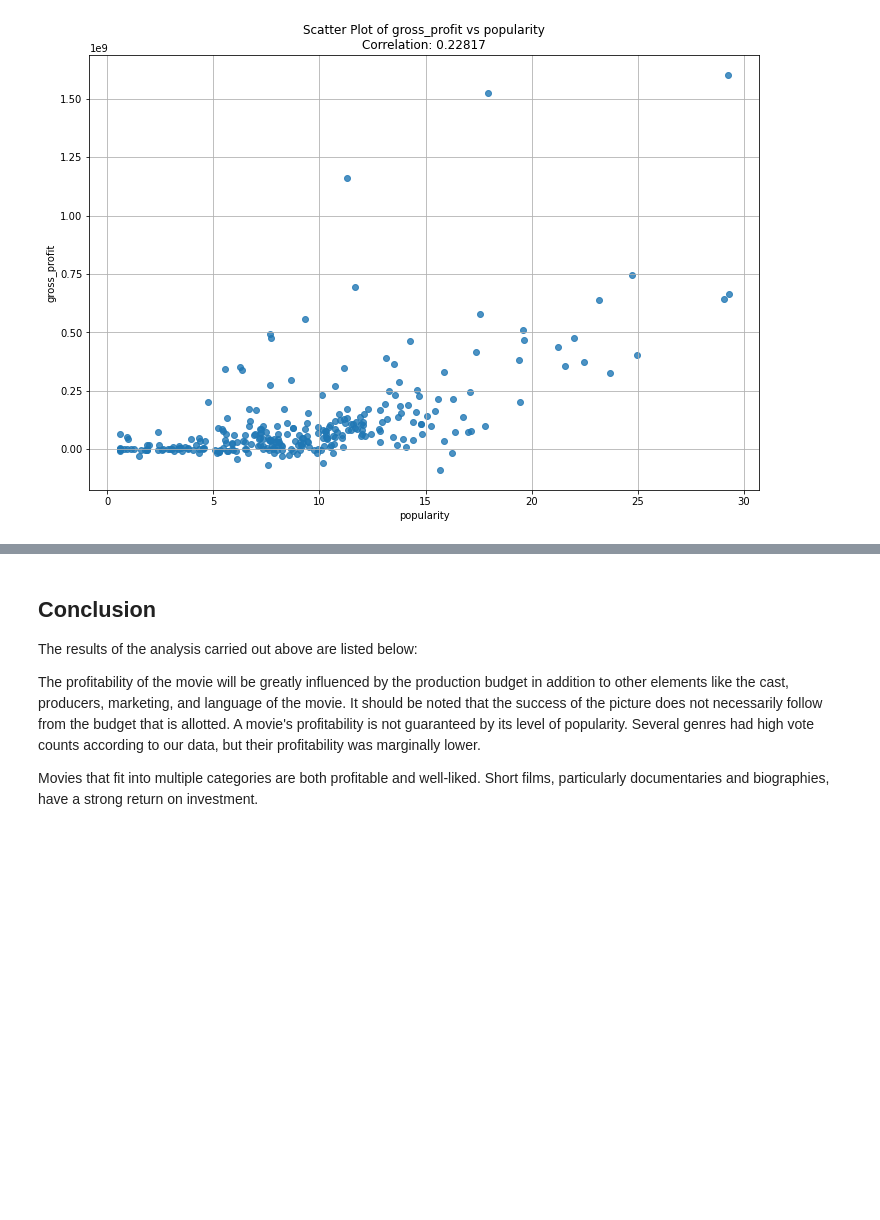
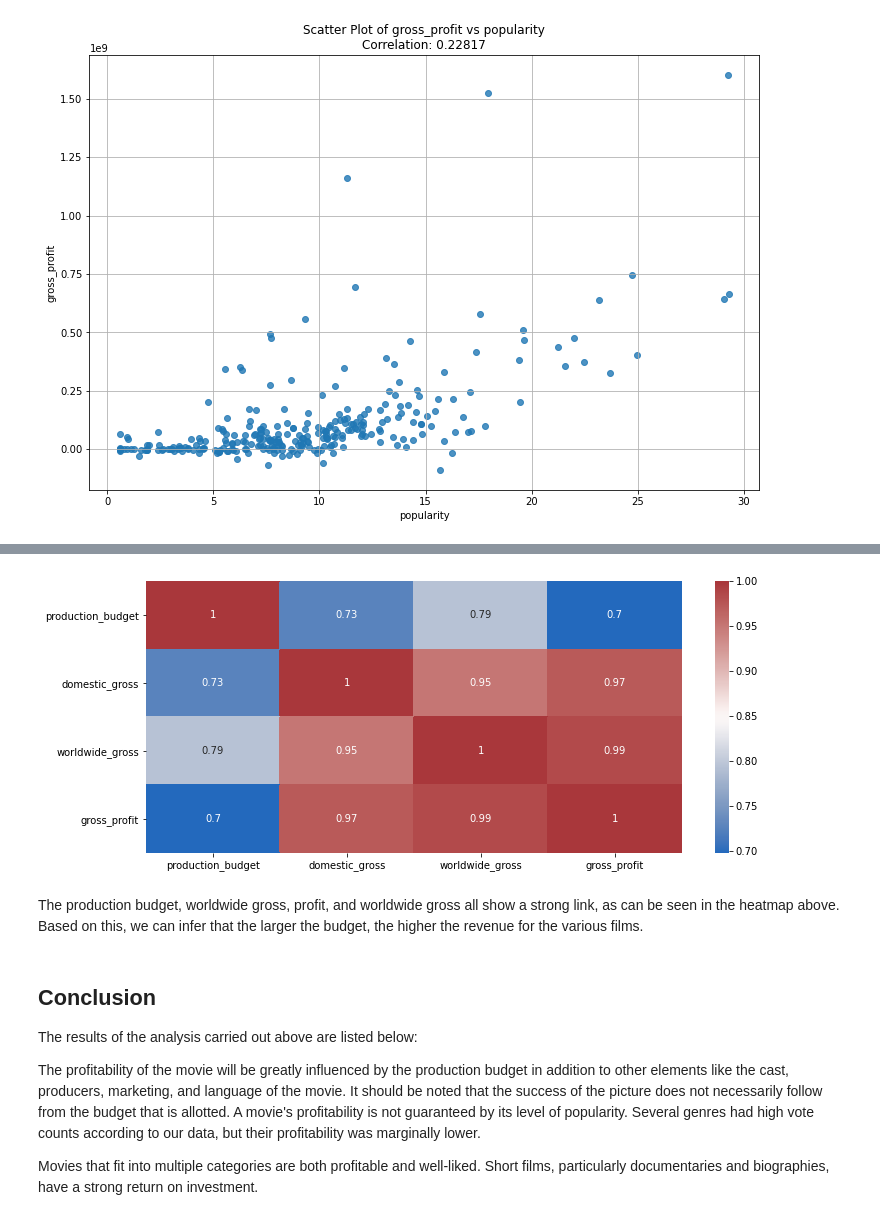
Before and after one commit to Pupity/dsc-phase-1-project, a Jupyter notebook: Student.ipynb, the cells around one changed output, grey strips where cells are left out. Drawn from its saved outputs; the diff is of its cells as text; code cells hidden in the pictures; blank space fills up the shorter version.

```diff
--- a/Student.ipynb
+++ b/Student.ipynb
@@ -537,0 +538,4 @@ TThe weak positive correlation indicates that popularity is one factor influenci
+# %%
+#the correlation btw vote_average and vote_count is weak positive correlation
+_corr = merged_data[['production_budget', 'domestic_gross', 'worldwide_gross', 'gross_profit']].corr()
+_corr
@@ -538,3 +548,11 @@ TThe weak positive correlation indicates that popularity is one factor influenci
+# %%
+# create a seaborn graph to show the Correlation between production_budget, worldwide_gross, worldwide_gross and profit
+plt.figure(figsize = (12,5))
+sns.heatmap(_corr, cmap ='vlag', annot =True);
+# %% [output]
+[figure, added]
+# %% [markdown]
+The production budget, worldwide gross, profit, and worldwide gross all show a strong link, as can be seen in the heatmap above. Based on this, we can infer that the larger the budget, the higher the revenue for the various films.
 # %% [markdown]
 ## Conclusion
 The results of the analysis carried out above are listed below:
```
Also changed, not shown: parts of 3 cells of this notebook.
